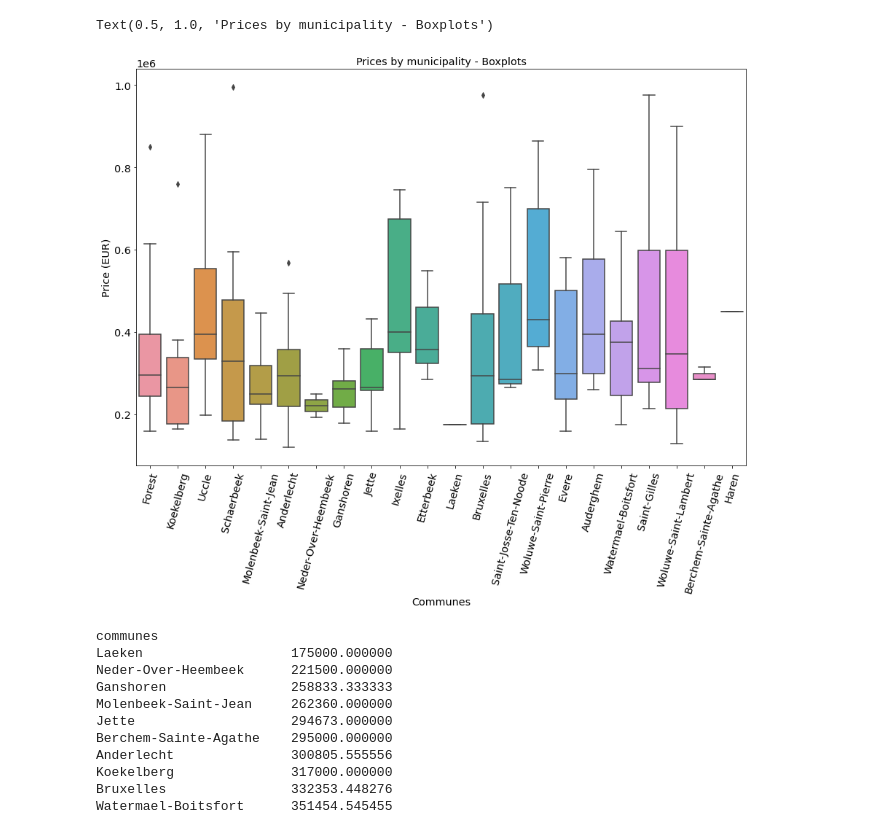
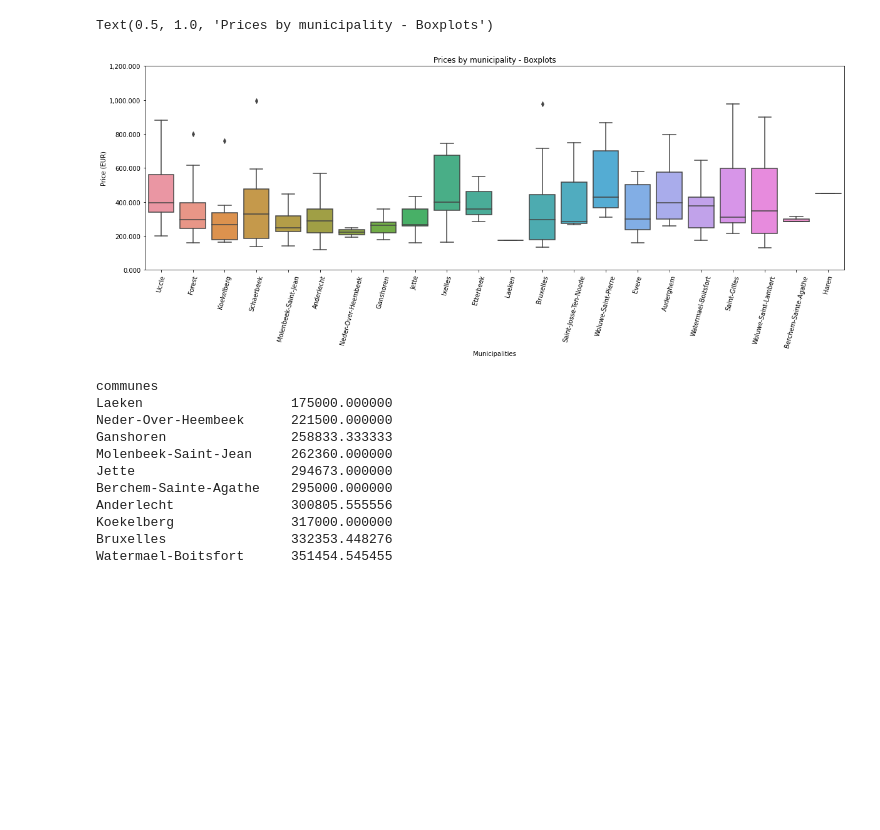
Before and after one commit to Olivier-Piron/Brussels-Housing-Scrape-Analaysis, a Jupyter notebook: Brussels-Housing.ipynb, the cells around one changed output. Drawn from its saved outputs; the diff is of its cells as text; code cells hidden in the pictures; blank space fills up the shorter version.

Commit message:
Update boxplots labels

```diff
--- a/Brussels-Housing.ipynb
+++ b/Brussels-Housing.ipynb
@@ -121,18 +121,20 @@ df.corr()
 # %%
-plt.figure(figsize=(15,10))
+plt.figure(figsize=(20, 6))
 params = {'legend.fontsize': 'x-large',
           'figure.figsize': (20, 6),
         }
 pylab.rcParams.update(params)
-
-sns.boxplot(x='communes', y='prices', data=df)
+g = sns.boxplot(x='communes', y='prices', data=df)
+ylabels = ['{:,.3f}'.format(y) for y in g.get_yticks()/1000]
+g.yaxis.set_ticks(g.get_yticks())
+g.set_yticklabels(ylabels)
 plt.xlabel("Municipalities")
 plt.xticks(rotation=75)
 plt.ylabel("Price (EUR)")
 plt.title("Prices by municipality - Boxplots")
 # %% [output]
 Text(0.5, 1.0, 'Prices by municipality - Boxplots')
-[figure, old version]
+[figure, new version]
 # %%
 df.groupby('communes').mean()['prices'].sort_values()
 # %% [output]
```
Also changed, not shown: parts of 3 cells of this notebook.
